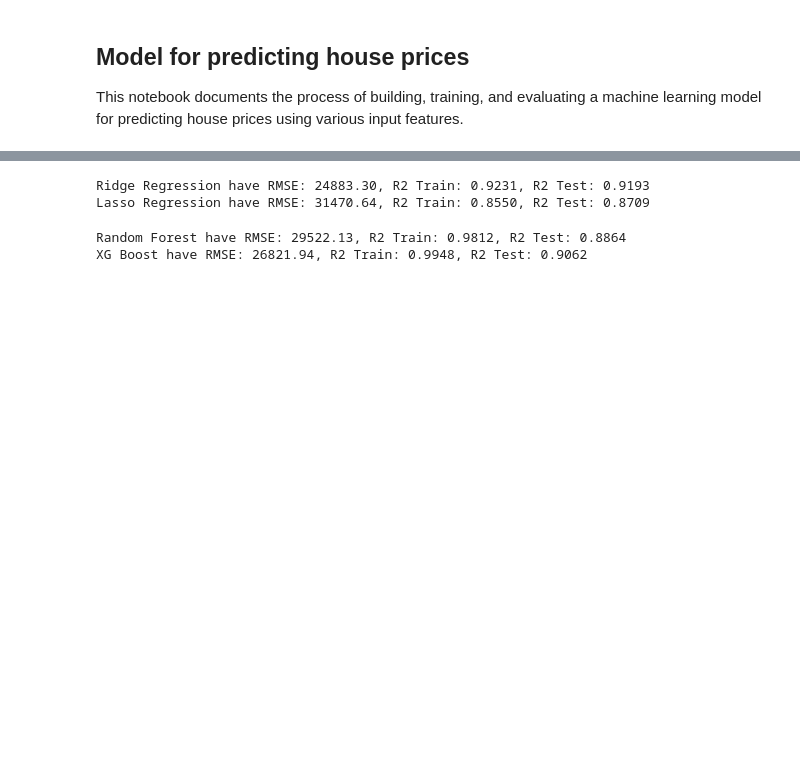
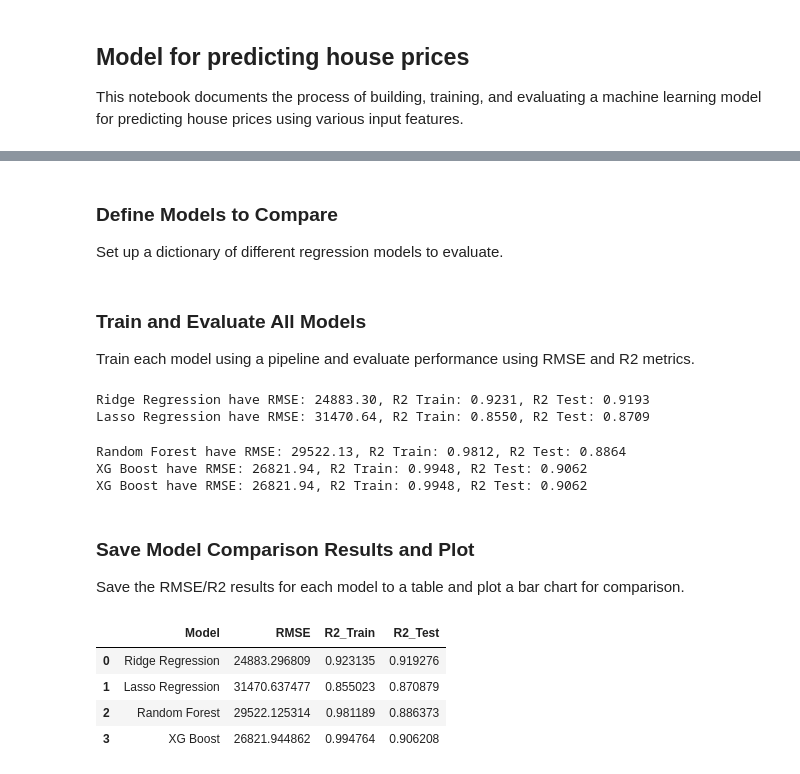
Before and after one commit to RaymussenArthur/House-Price, a Jupyter notebook: Notebooks/Modeling.ipynb, the cells around one changed output, grey strips where cells are left out. Cells and saved outputs as stored; diff of their text form; code cells hidden in the pictures; blank space fills up the shorter version.

```diff
--- a/Notebooks/Modeling.ipynb
+++ b/Notebooks/Modeling.ipynb
@@ -46,5 +67,8 @@ y = df['SalePrice_Log']
 # %%
 X_train, X_test, y_train, y_test = train_test_split(X, y, test_size=0.2, random_state=42)
+# %% [markdown]
+### Define Models to Compare
+Set up a dictionary of different regression models to evaluate.
 # %%
 models = {
     'Ridge Regression'  : Ridge(alpha=10),
@@ -53,6 +77,9 @@ models = {
     'XG Boost'          : XGBRegressor(n_estimators=100, learning_rate=0.1, random_state=42)
 
 }
+# %% [markdown]
+### Train and Evaluate All Models
+Train each model using a pipeline and evaluate performance using RMSE and R2 metrics.
 # %%
 for name, model in models.items():
     pipeline = Pipeline(steps=[
@@ -62,15 +89,9 @@ for name, model in models.items():
 
     pipeline.fit(X_train, y_train)
     y_pred_log = pipeline.predict(X_test)
-
-    # Clamp prediksi ke 700
-    y_pred_log = np.clip(y_pred_log, a_min=None, a_max=700)
-
-    # Transform ke nilai aslinya
     y_pred = np.expm1(y_pred_log)
     y_test_actual = np.expm1(y_test)
 
-    # Metrics
     rmse = mean_squared_error(y_test_actual, y_pred, squared=False)
     r2_train = pipeline.score(X_train, y_train)
     r2_test = r2_score(y_test_actual, y_pred)
@@ -81,3 +102,33 @@ Ridge Regression have RMSE: 24883.30, R2 Train: 0.9231, R2 Test: 0.9193
 Lasso Regression have RMSE: 31470.64, R2 Train: 0.8550, R2 Test: 0.8709
 Random Forest have RMSE: 29522.13, R2 Train: 0.9812, R2 Test: 0.8864
 XG Boost have RMSE: 26821.94, R2 Train: 0.9948, R2 Test: 0.9062
+XG Boost have RMSE: 26821.94, R2 Train: 0.9948, R2 Test: 0.9062
+# %% [markdown]
+### Save Model Comparison Results and Plot
+Save the RMSE/R2 results for each model to a table and plot a bar chart for comparison.
+# %%
+results = []
+for name, model in models.items():
+    pipeline = Pipeline(steps=[
+        ('preprocessor', preprocessor),
+        ('regressor', model)
+    ])
+    pipeline.fit(X_train, y_train)
+    y_pred_log = pipeline.predict(X_test)
+    y_pred = np.expm1(y_pred_log)
+    y_test_actual = np.expm1(y_test)
+    rmse = mean_squared_error(y_test_actual, y_pred, squared=False)
+    r2_train = pipeline.score(X_train, y_train)
+    r2_test = r2_score(y_test_actual, y_pred)
+    results.append({'Model': name, 'RMSE': rmse, 'R2_Train': r2_train, 'R2_Test': r2_test})
+results_df = pd.DataFrame(results)
+
+display(results_df)
+
+results_df.to_csv('../Results/model_comparison_results.csv', index=False)
+# %% [output]
+|  | Model | RMSE | R2_Train | R2_Test |
+| 0 | Ridge Regression | 24883.296809 | 0.923135 | 0.919276 |
+| 1 | Lasso Regression | 31470.637477 | 0.855023 | 0.870879 |
+| 2 | Random Forest | 29522.125314 | 0.981189 | 0.886373 |
+| 3 | XG Boost | 26821.944862 | 0.994764 | 0.906208 |
```
Also changed, not shown: parts of 17 cells of this notebook, 5 other files.
